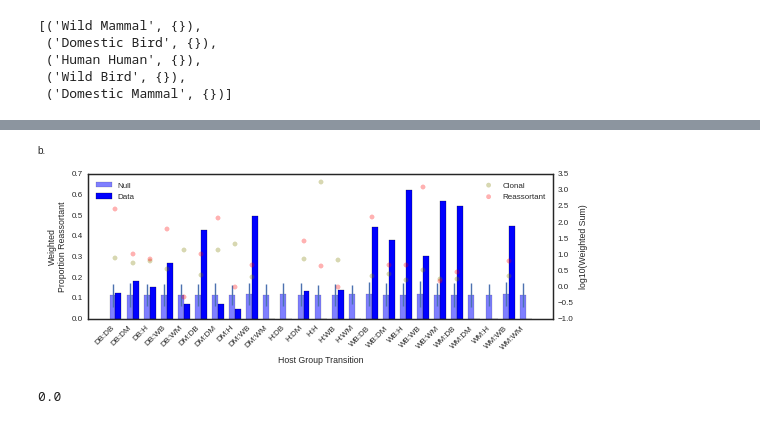
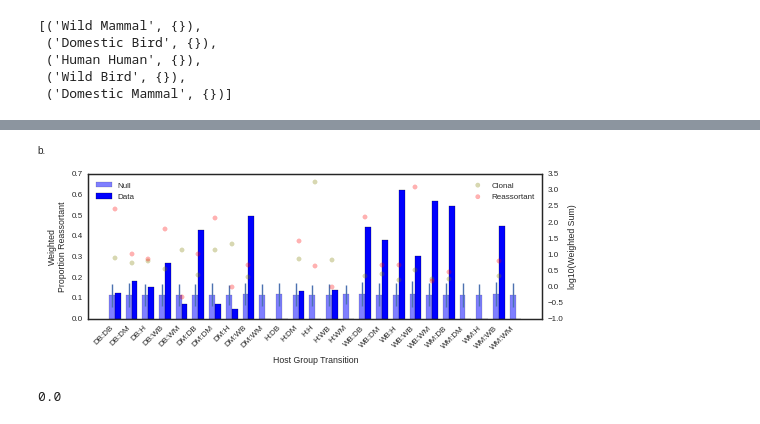
Before and after one commit to ericmjl/influenza-global-reassortment, a Jupyter notebook: Make Figure - Proportion Reassortant.ipynb, the cells around one changed output, grey strips where cells are left out. Cells and saved outputs as stored; diff of their text form; code cells hidden in the pictures.

Commit message:
modifications to host COI figure

```diff
--- a/Make Figure - Proportion Reassortant.ipynb
+++ b/Make Figure - Proportion Reassortant.ipynb
@@ -354,31 +354,31 @@ data
 # %%
 # Plot data vs. null model.
 fig = plt.figure(figsize=(7.5,3))
 
 ind = np.arange(len(means))
 width = 0.35
 
 ax = fig.add_subplot(1,1,1)
 ax.bar(ind, means, width=width, color='blue', label='Null', yerr=np.array(stds)*3, alpha=0.5)
 ax.bar(ind+width, data, width=width, color='blue', label='Data')
 ax.set_xticks(ind+width)
 ax.set_xticklabels(names, rotation=45, ha='right')
 ax.set_ylabel('Weighted\nProportion Reassortant')
 ax.set_xlabel('Host Group Transition')
 
 
 ax2 = ax.twinx()
 ax2.scatter(ind+width, np.array(log10weights) - np.array(log10reassort), color='olive', label='Clonal', alpha=0.3)
 ax2.scatter(ind+width, log10reassort, color='red', label='Reassortant', alpha=0.3)
 ax2.set_ylabel('log10(Weighted Sum)')
 ax.legend(loc='upper left')
 ax2.legend(loc='upper right')
 ax.annotate('b.', xy=(0,1), xycoords='figure fraction', va='top', ha='left')
 # plt.legend()
-plt.subplots_adjust(left=0.08, right=0.94, bottom=0.23)
+plt.subplots_adjust(left=0.08, right=0.92, bottom=0.23)
 plt.savefig('figures/Proportion Reassortant Ecological.pdf')
 # %% [output]
-[figure, old version]
+[figure, new version]
 # %%
 # # Try plotting as a square matrix of circles.
 # # Area of circle corresponds to proportion.
```
Also changed, not shown: parts of 13 cells of this notebook, 1 other file.
